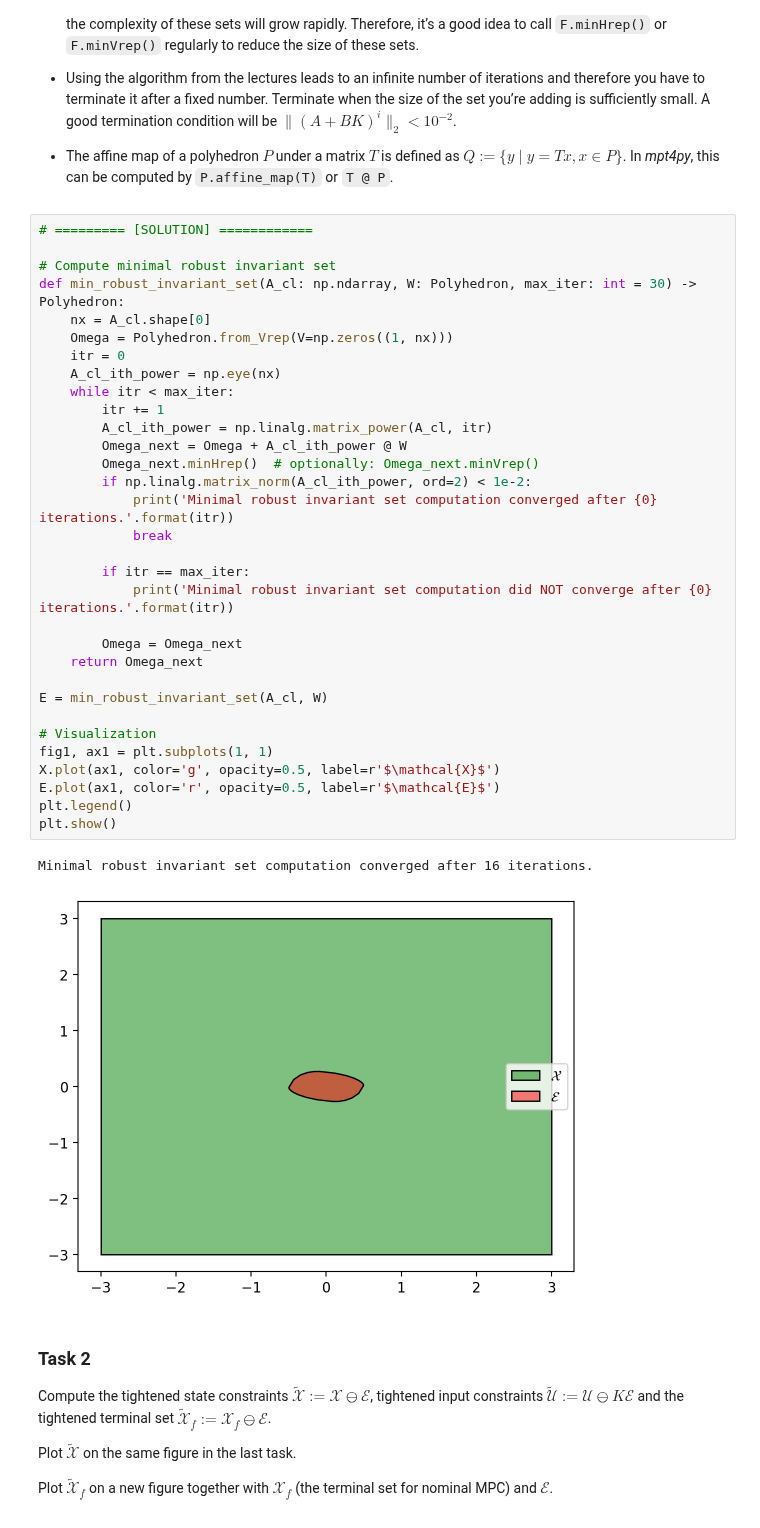
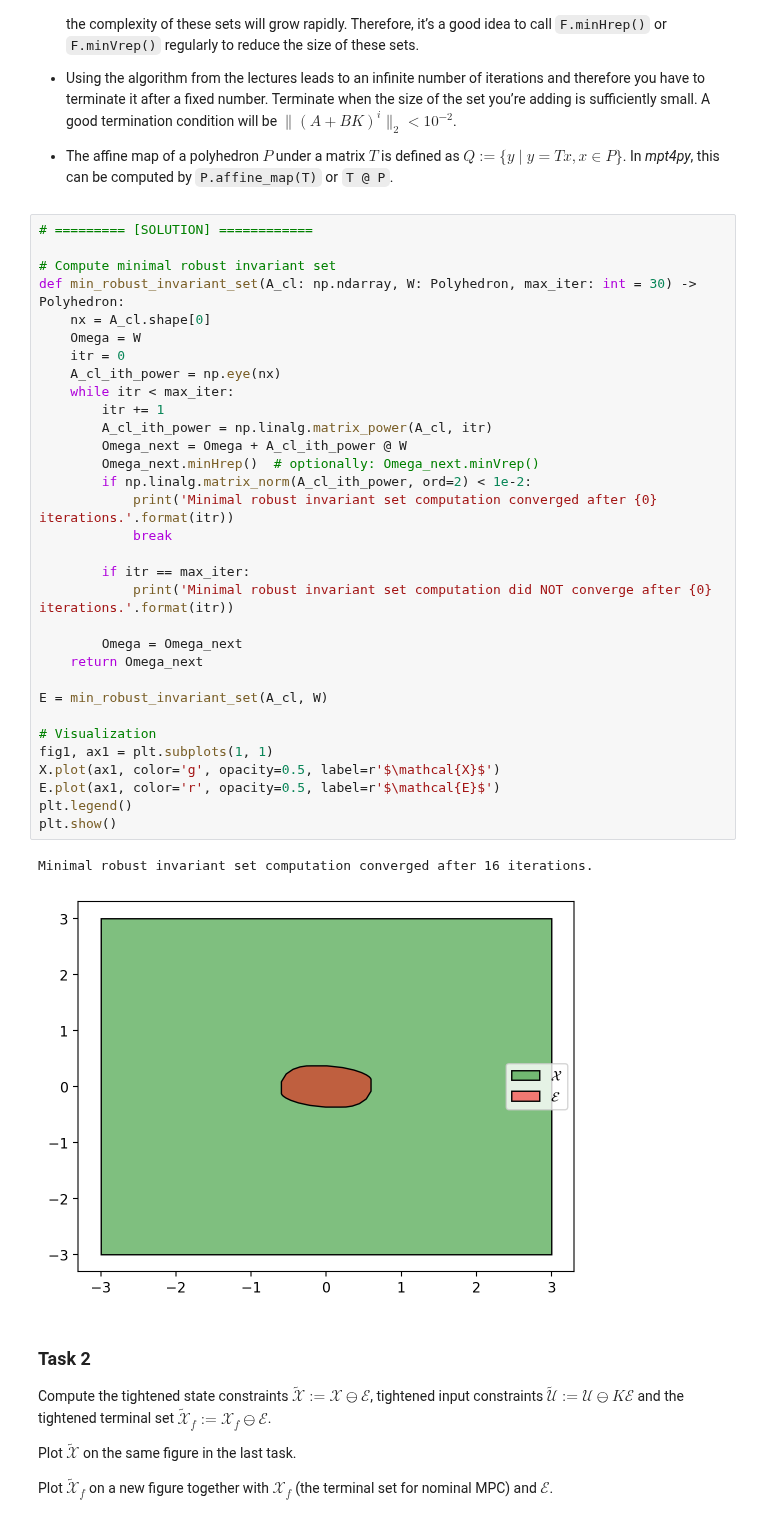
Before and after one commit to ujicrush/MPC-Course-EPFL, a Jupyter notebook: programming_exercises/exercise7_tube_mpc/ex7_sol_tube_mpc.ipynb, the cells around one changed output. Saved outputs shown, nothing was run; the diff lists cells and outputs as text.

```diff
--- a/programming_exercises/exercise7_tube_mpc/ex7_sol_tube_mpc.ipynb
+++ b/programming_exercises/exercise7_tube_mpc/ex7_sol_tube_mpc.ipynb
@@ -56,35 +56,35 @@ adding is sufficiently small. A good termination condition will be $\|(A+BK)^i \
 # Compute minimal robust invariant set
 def min_robust_invariant_set(A_cl: np.ndarray, W: Polyhedron, max_iter: int = 30) -> Polyhedron:
 	nx = A_cl.shape[0]
-	Omega = Polyhedron.from_Vrep(V=np.zeros((1, nx)))
+	Omega = W
 	itr = 0
 	A_cl_ith_power = np.eye(nx)
 	while itr < max_iter:
 		itr += 1
 		A_cl_ith_power = np.linalg.matrix_power(A_cl, itr)
 		Omega_next = Omega + A_cl_ith_power @ W
 		Omega_next.minHrep()  # optionally: Omega_next.minVrep()
 		if np.linalg.matrix_norm(A_cl_ith_power, ord=2) < 1e-2:
 			print('Minimal robust invariant set computation converged after {0} iterations.'.format(itr))
 			break
 
 		if itr == max_iter:
 			print('Minimal robust invariant set computation did NOT converge after {0} iterations.'.format(itr))
 
 		Omega = Omega_next
 	return Omega_next
 
 E = min_robust_invariant_set(A_cl, W)
 
 # Visualization
 fig1, ax1 = plt.subplots(1, 1)
 X.plot(ax1, color='g', opacity=0.5, label=r'$\mathcal{X}$')
 E.plot(ax1, color='r', opacity=0.5, label=r'$\mathcal{E}$')
 plt.legend()
 plt.show()
 # %% [output]
 Minimal robust invariant set computation converged after 16 iterations.
-[figure, old version]
+[figure, new version]
 # %% [markdown]
 ### Task 2
 
```
Also changed, not shown: parts of 3 cells of this notebook.
